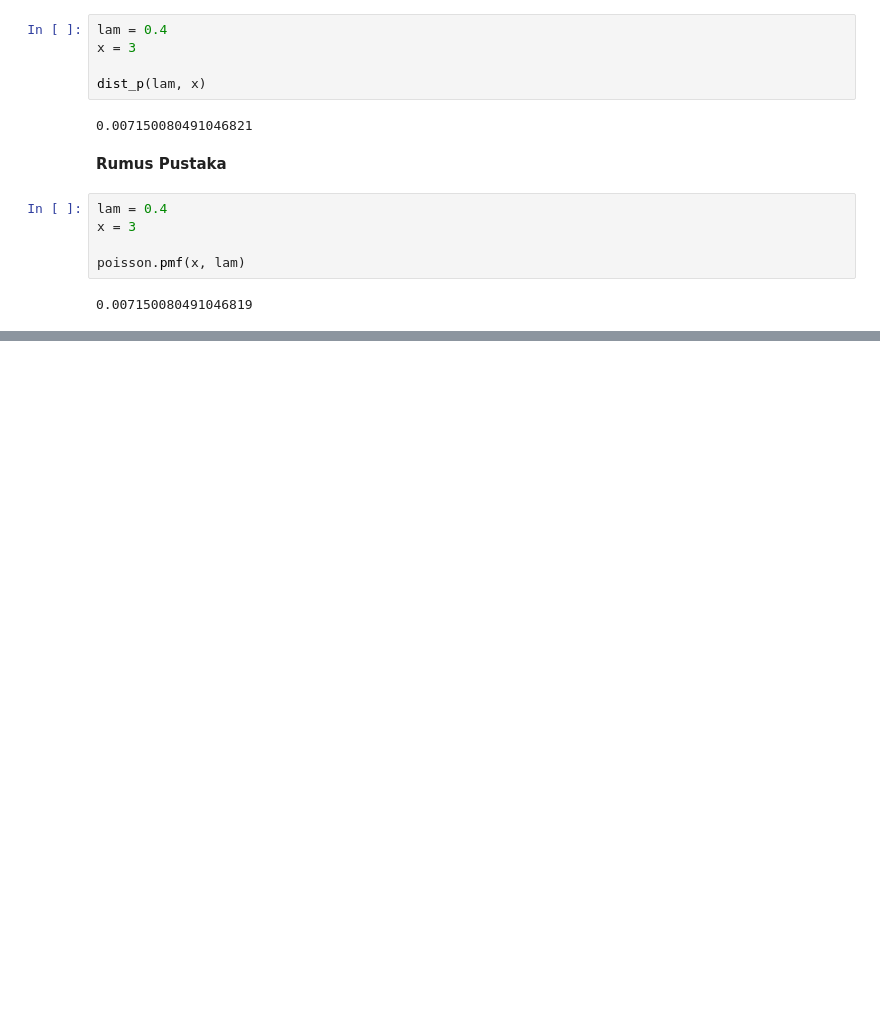
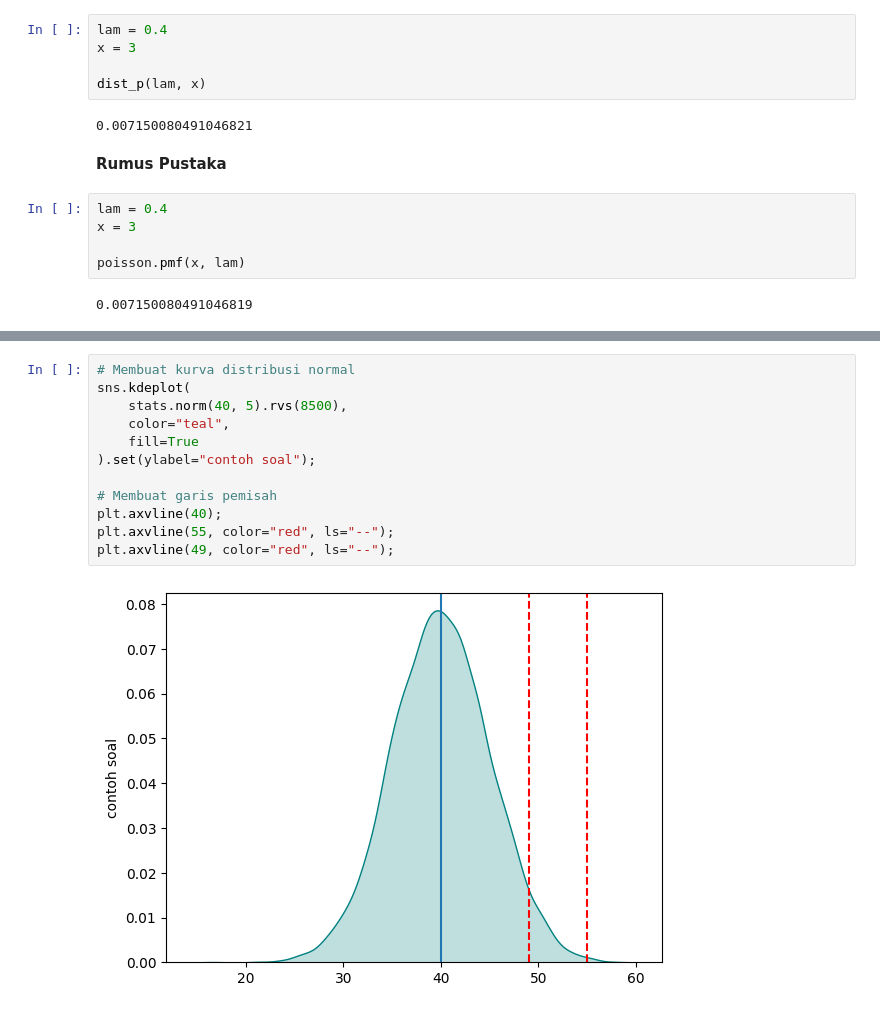
Before and after one commit to oskhar/Distribusi-Data, a Jupyter notebook: Distribusi_Data.ipynb, the cells around one changed output, grey strips where cells are left out. Drawn from its saved outputs; the diff is of its cells as text; blank space fills up the shorter version.

```diff
--- a/Distribusi_Data.ipynb
+++ b/Distribusi_Data.ipynb
@@ -243,0 +300,14 @@ poisson.pmf(x, lam)
+# %%
+# Membuat kurva distribusi normal
+sns.kdeplot(
+    stats.norm(40, 5).rvs(8500),
+    color="teal",
+    fill=True
+).set(ylabel="contoh soal");
+
+# Membuat garis pemisah
+plt.axvline(40);
+plt.axvline(55, color="red", ls="--");
+plt.axvline(49, color="red", ls="--");
+# %% [output]
+[figure, added]
```
Also changed, not shown: parts of 8 cells of this notebook.
